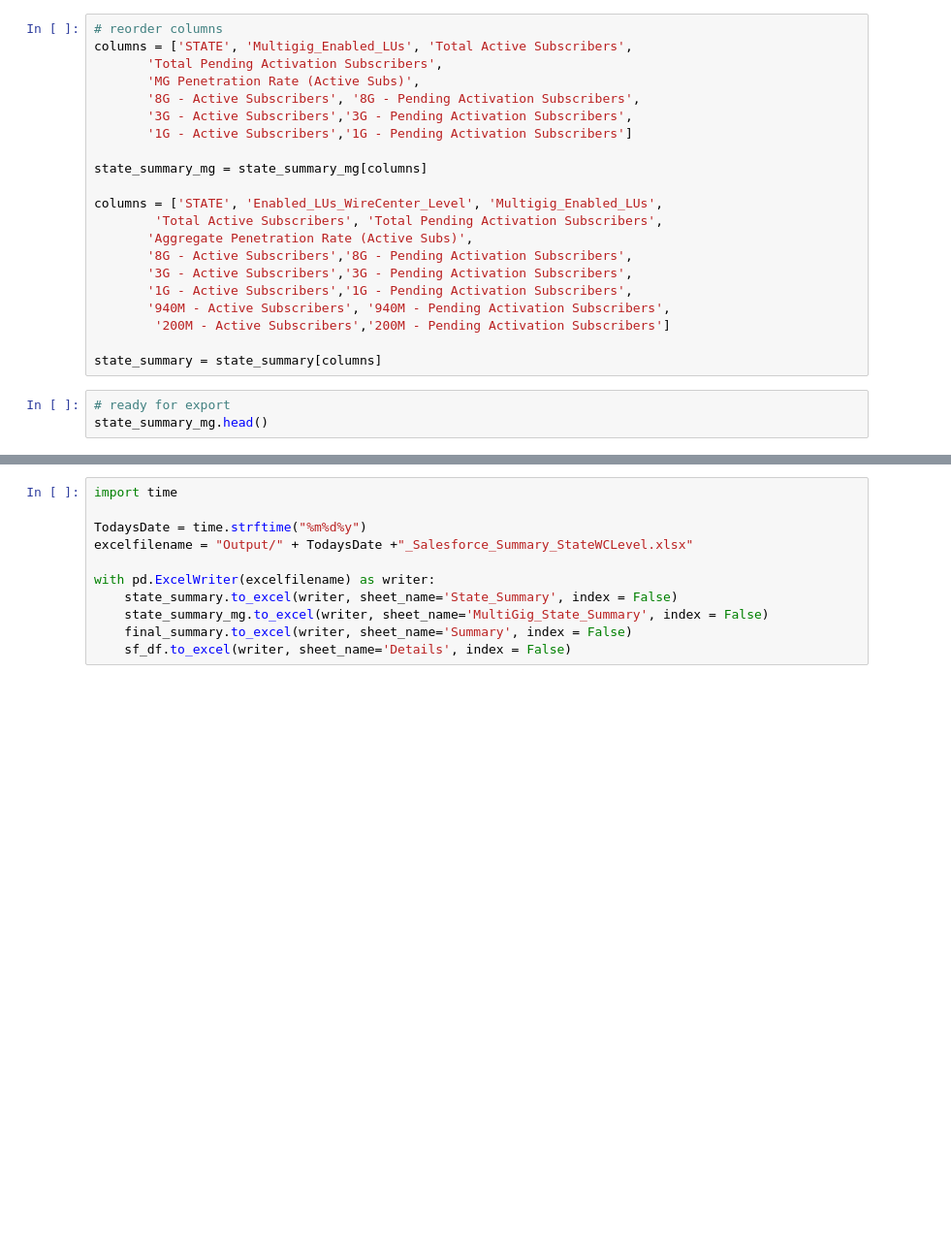
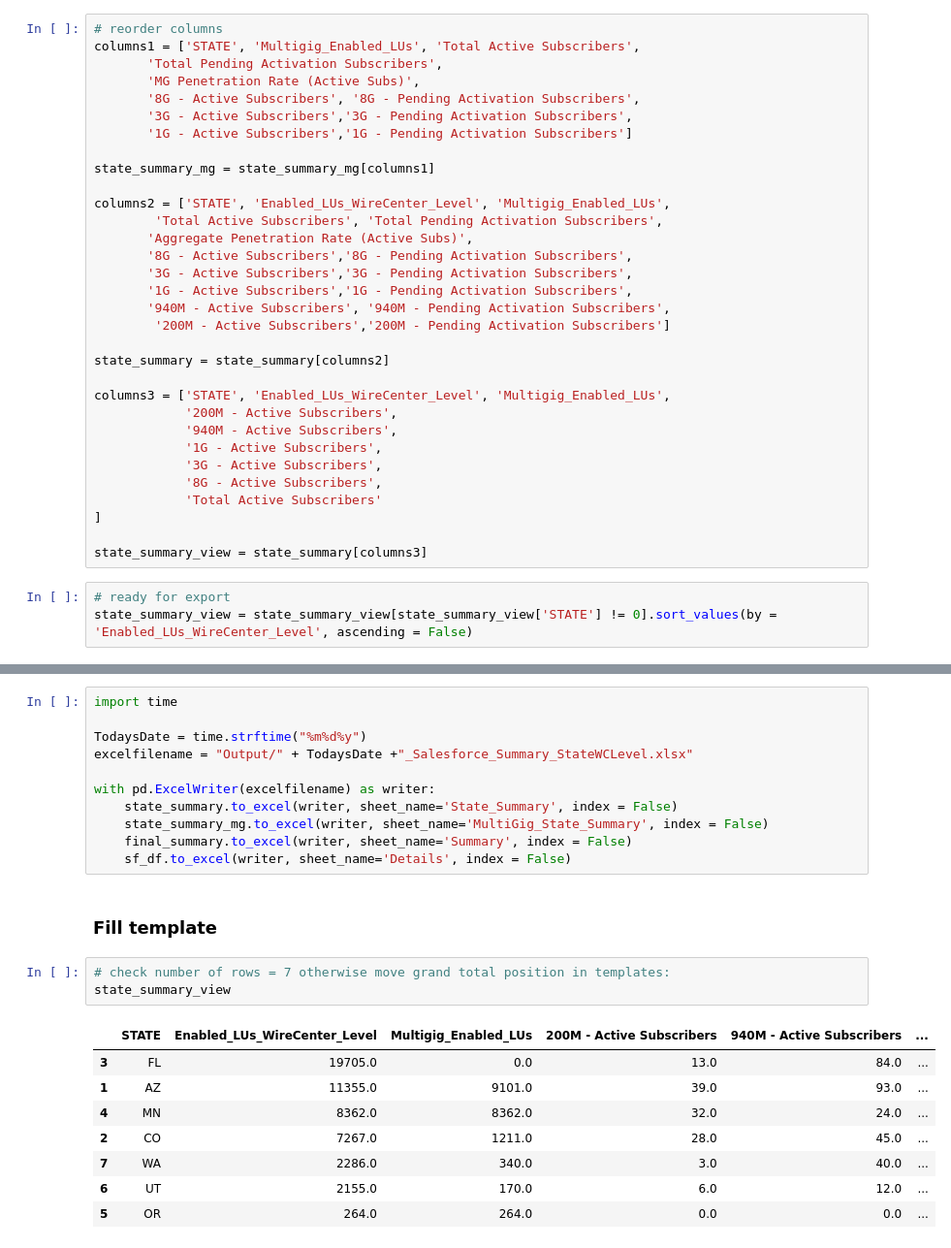
Before and after one commit to fangzhu-xiong-lumen/jupyter, a Jupyter notebook: SalesForce Workbook XGS Pen.ipynb, the cells around one changed output, grey strips where cells are left out. Shown at 97% size. Drawn from its saved outputs; the diff is of its cells as text; blank space fills up the shorter version.

```diff
--- a/SalesForce Workbook XGS Pen.ipynb
+++ b/SalesForce Workbook XGS Pen.ipynb
@@ -350,16 +355,16 @@ state_summary_mg['Total Pending Activation Subscribers'] = state_summary_mg['8G
 state_summary_mg['MG Penetration Rate (Active Subs)'] = state_summary_mg['Total Active Subscribers'] / state_summary_mg['Multigig_Enabled_LUs']
 # %%
 # reorder columns
-columns = ['STATE', 'Multigig_Enabled_LUs', 'Total Active Subscribers',
+columns1 = ['STATE', 'Multigig_Enabled_LUs', 'Total Active Subscribers',
        'Total Pending Activation Subscribers',
        'MG Penetration Rate (Active Subs)',
        '8G - Active Subscribers', '8G - Pending Activation Subscribers',
        '3G - Active Subscribers','3G - Pending Activation Subscribers',
        '1G - Active Subscribers','1G - Pending Activation Subscribers']
 
-state_summary_mg = state_summary_mg[columns]
+state_summary_mg = state_summary_mg[columns1]
 
-columns = ['STATE', 'Enabled_LUs_WireCenter_Level', 'Multigig_Enabled_LUs',
+columns2 = ['STATE', 'Enabled_LUs_WireCenter_Level', 'Multigig_Enabled_LUs',
         'Total Active Subscribers', 'Total Pending Activation Subscribers',
        'Aggregate Penetration Rate (Active Subs)',
        '8G - Active Subscribers','8G - Pending Activation Subscribers',
@@ -368,7 +373,18 @@ columns = ['STATE', 'Enabled_LUs_WireCenter_Level', 'Multigig_Enabled_LUs',
        '940M - Active Subscribers', '940M - Pending Activation Subscribers',
         '200M - Active Subscribers','200M - Pending Activation Subscribers']
 
-state_summary = state_summary[columns]
+state_summary = state_summary[columns2]
+
+columns3 = ['STATE', 'Enabled_LUs_WireCenter_Level', 'Multigig_Enabled_LUs',
+            '200M - Active Subscribers',
+            '940M - Active Subscribers',
+            '1G - Active Subscribers',
+            '3G - Active Subscribers',
+            '8G - Active Subscribers',
+            'Total Active Subscribers'
+]
+
+state_summary_view = state_summary[columns3]
 # %%
 # ready for export
-state_summary_mg.head()
+state_summary_view = state_summary_view[state_summary_view['STATE'] != 0].sort_values(by = 'Enabled_LUs_WireCenter_Level', ascending = False)
@@ -390,3 +399,17 @@ with pd.ExcelWriter(excelfilename) as writer:
     state_summary_mg.to_excel(writer, sheet_name='MultiGig_State_Summary', index = False)
     final_summary.to_excel(writer, sheet_name='Summary', index = False)
     sf_df.to_excel(writer, sheet_name='Details', index = False)
+# %% [markdown]
+### Fill template
+# %%
+# check number of rows = 7 otherwise move grand total position in templates:
+state_summary_view
+# %% [output]
+|  | STATE | Enabled_LUs_WireCenter_Level | Multigig_Enabled_LUs | 200M - Active Subscribers | 940M - Active Subscribers | ... |
+| 3 | FL | 19705.0 | 0.0 | 13.0 | 84.0 | ... |
+| 1 | AZ | 11355.0 | 9101.0 | 39.0 | 93.0 | ... |
+| 4 | MN | 8362.0 | 8362.0 | 32.0 | 24.0 | ... |
+| 2 | CO | 7267.0 | 1211.0 | 28.0 | 45.0 | ... |
+| 7 | WA | 2286.0 | 340.0 | 3.0 | 40.0 | ... |
+| 6 | UT | 2155.0 | 170.0 | 6.0 | 12.0 | ... |
+| 5 | OR | 264.0 | 264.0 | 0.0 | 0.0 | ... |
```
Also changed, not shown: parts of 14 cells of this notebook.
